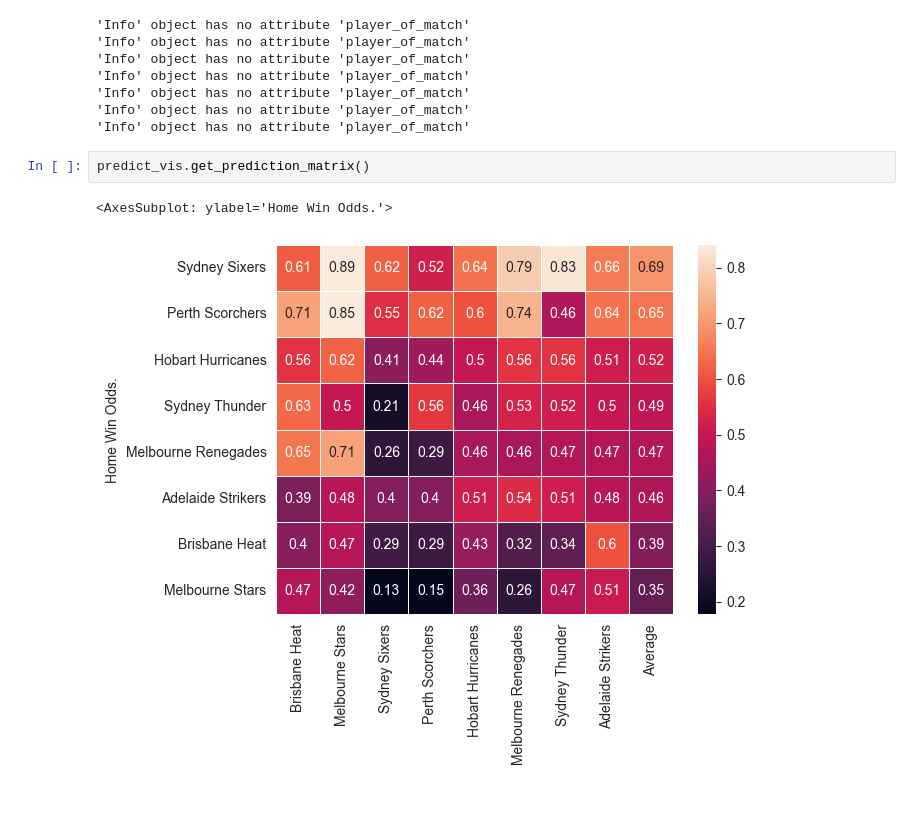
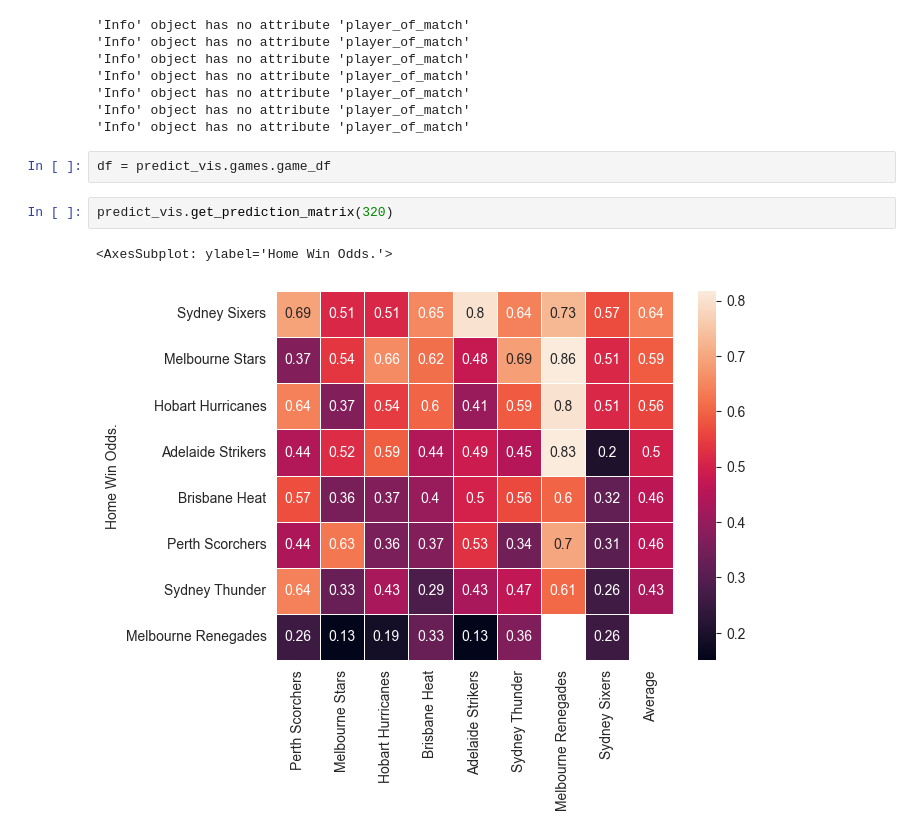
Before and after one commit to Blaxland691/BBLNN, a Jupyter notebook: analysis.ipynb, the cells around one changed output. Drawn from its saved outputs; the diff is of its cells as text; blank space fills up the shorter version.

Commit message:
feature: get dataframe for past n games

```diff
--- a/analysis.ipynb
+++ b/analysis.ipynb
@@ -15,8 +15,10 @@ predict_vis = PredictNetwork('bbl_json')
 'Info' object has no attribute 'player_of_match'
 'Info' object has no attribute 'player_of_match'
 'Info' object has no attribute 'player_of_match'
+# %%
+df = predict_vis.games.game_df
 # %%
-predict_vis.get_prediction_matrix()
+predict_vis.get_prediction_matrix(320)
 # %% [output]
 <AxesSubplot: ylabel='Home Win Odds.'>
-[figure, old version]
+[figure, new version]
```
Also changed, not shown: 2 other files.
